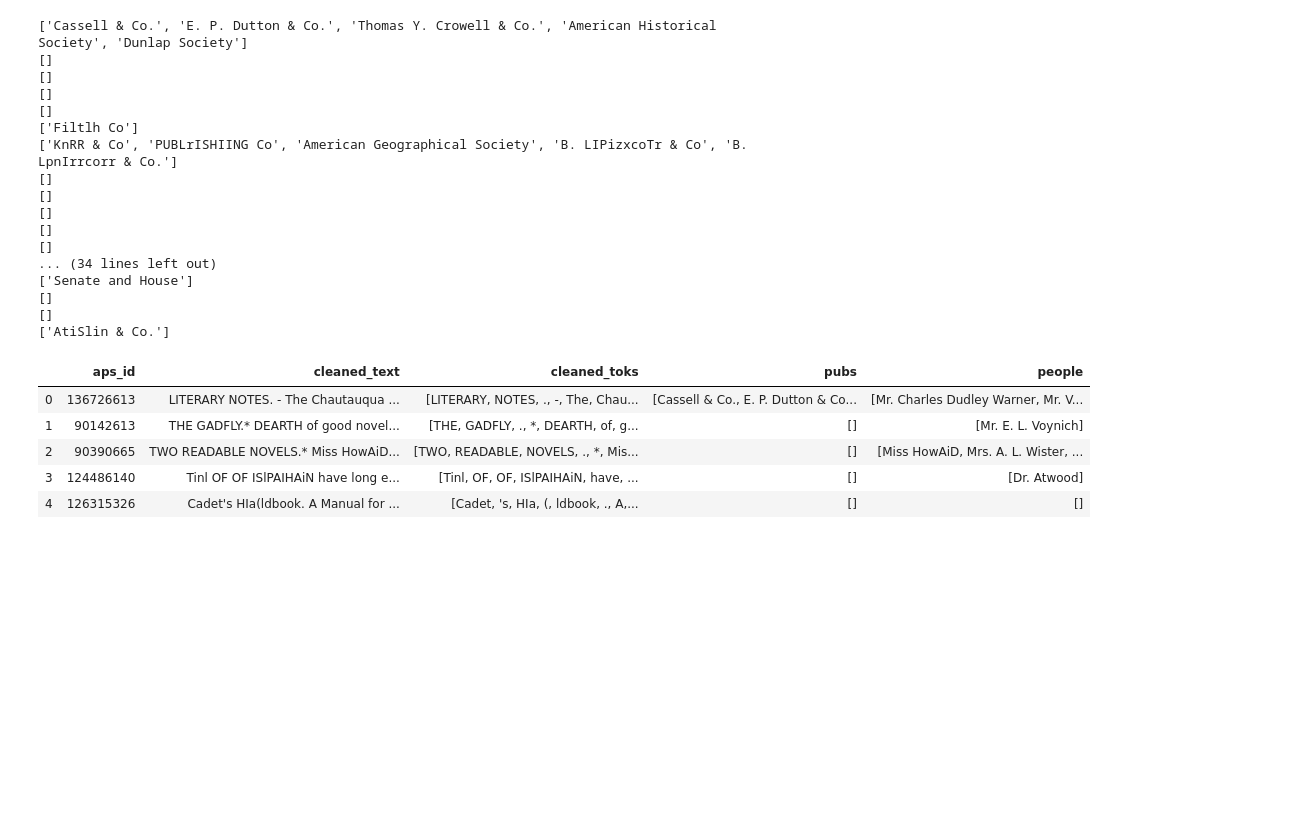
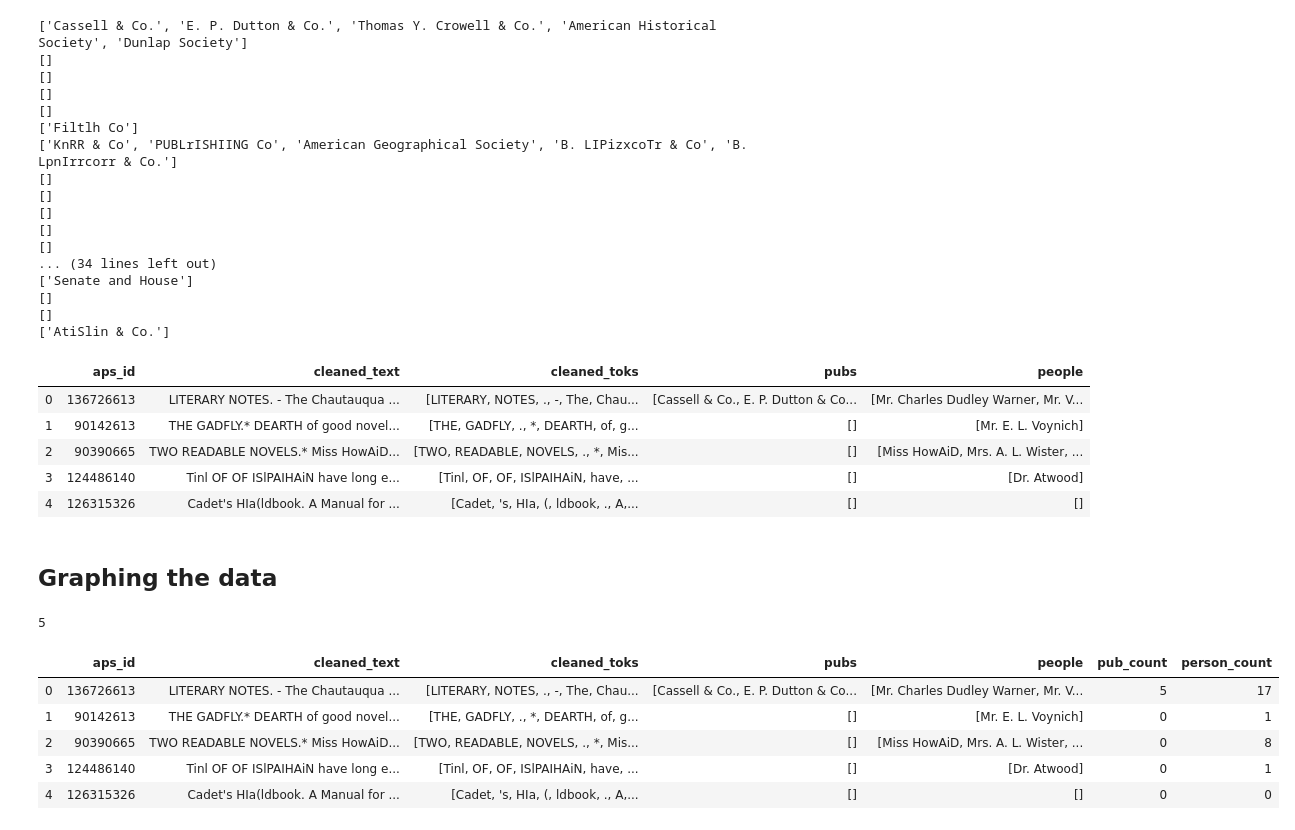
Before and after one commit to mjlavin80/aps_review_classification, a Jupyter notebook: jupyter_notebooks/name_analysis.ipynb, the cells around one changed output. Saved outputs shown, nothing was run; the diff lists cells and outputs as text; code cells hidden in the pictures; blank space fills up the shorter version.

```diff
--- a/jupyter_notebooks/name_analysis.ipynb
+++ b/jupyter_notebooks/name_analysis.ipynb
@@ -62,3 +67,5 @@ review_df.head()
 | 2 | 90390665 | TWO READABLE NOVELS.* Miss HowAiD... | [TWO, READABLE, NOVELS, ., *, Mis... | [] | [Miss HowAiD, Mrs. A. L. Wister, ... |
 | 3 | 124486140 | Tinl OF OF ISlPAIHAiN have long e... | [Tinl, OF, OF, ISlPAIHAiN, have, ... | [] | [Dr. Atwood] |
 | 4 | 126315326 | Cadet's HIa(ldbook. A Manual for ... | [Cadet, 's, HIa, (, ldbook, ., A,... | [] | [] |
+# %% [markdown]
+## Graphing the data
@@ -64,0 +74,4 @@ review_df.head()
+# %%
+len(review_df.pubs[0])
+# %% [output]
+5
@@ -64,0 +81,9 @@ review_df.head()
+# %%
+review_df.head()
+# %% [output]
+|  | aps_id | cleaned_text | cleaned_toks | pubs | people | pub_count | person_count |
+| 0 | 136726613 | LITERARY NOTES. - The Chautauqua ... | [LITERARY, NOTES, ., -, The, Chau... | [Cassell & Co., E. P. Dutton & Co... | [Mr. Charles Dudley Warner, Mr. V... | 5 | 17 |
+| 1 | 90142613 | THE GADFLY.* DEARTH of good novel... | [THE, GADFLY, ., *, DEARTH, of, g... | [] | [Mr. E. L. Voynich] | 0 | 1 |
+| 2 | 90390665 | TWO READABLE NOVELS.* Miss HowAiD... | [TWO, READABLE, NOVELS, ., *, Mis... | [] | [Miss HowAiD, Mrs. A. L. Wister, ... | 0 | 8 |
+| 3 | 124486140 | Tinl OF OF ISlPAIHAiN have long e... | [Tinl, OF, OF, ISlPAIHAiN, have, ... | [] | [Dr. Atwood] | 0 | 1 |
+| 4 | 126315326 | Cadet's HIa(ldbook. A Manual for ... | [Cadet, 's, HIa, (, ldbook, ., A,... | [] | [] | 0 | 0 |
```
Also changed, not shown: parts of 33 cells of this notebook, 2 other files.
